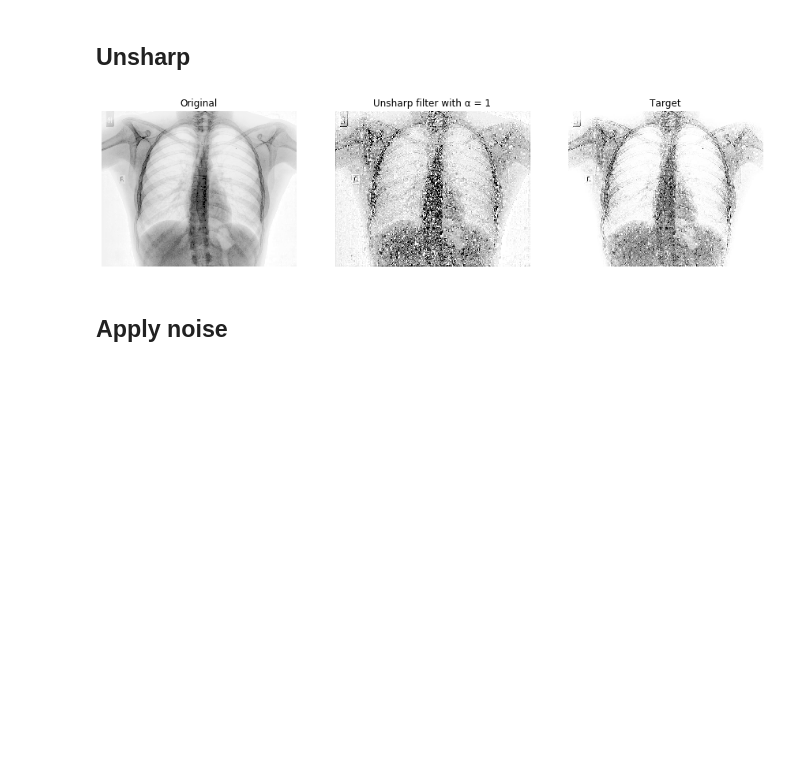
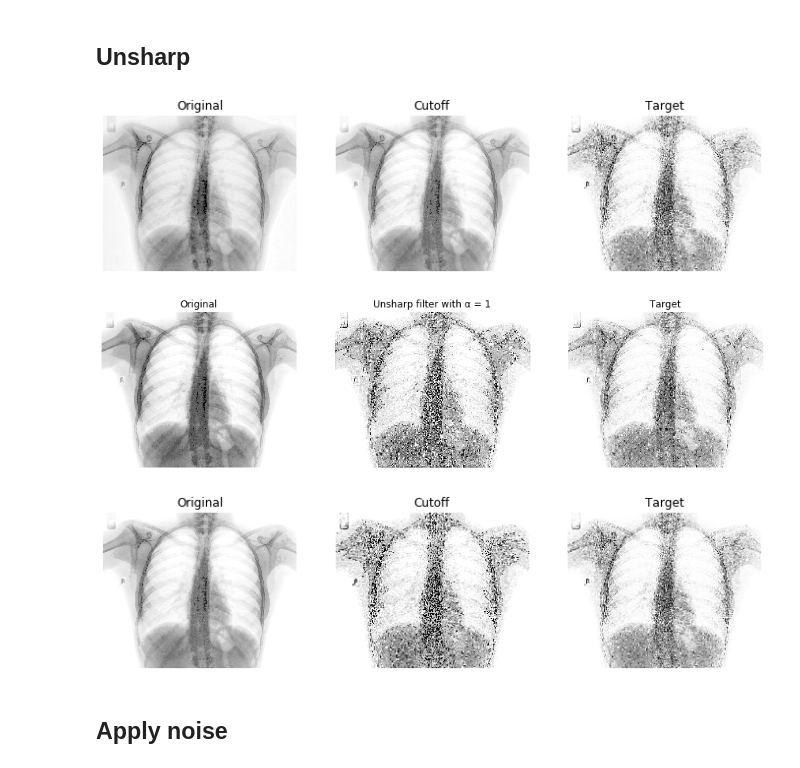
Before and after one commit to NikolasGialitsis/Xray_Manipulation, a Jupyter notebook: Xray_image_conversion.ipynb, the cells around one changed output. Saved outputs shown, nothing was run; the diff lists cells and outputs as text; code cells hidden in the pictures; blank space fills up the shorter version.

```diff
--- a/Xray_image_conversion.ipynb
+++ b/Xray_image_conversion.ipynb
@@ -46,7 +53,7 @@ im1=equ
 # %% [markdown]
 ## Brightness
 # %%
-
+import numpy as np
 def adjust_gamma(image, gamma=1.0):
     # build a lookup table mapping the pixel values [0, 255] to
     # their adjusted gamma values
@@ -60,7 +67,7 @@ def adjust_gamma(image, gamma=1.0):
 fig, axes = plt.subplots(1, 3, figsize=(13,3))
 plt.subplot(131), plt.imshow(im1,cmap="gray"), plt.axis('off'), plt.title('Original')
 
-gamma = 3.5
+gamma = 4.0
 adjusted = adjust_gamma(im1, gamma=gamma)
 plt.subplot(132), plt.imshow(adjusted,cmap="gray"), plt.axis('off'), plt.title('Gamma = 3.5')
 
@@ -73,31 +80,95 @@ im1=adjusted
 # %% [markdown]
 ## Unsharp
 # %%
+temp = im1.copy()
+nrows,ncols = temp.shape
+
+low = 200
+high = 100
+for row in range(nrows):
+  for col in range(ncols):
+    if temp[row,col] > low:
+      if temp[row,col] + 15 > 255:
+        temp[row,col] = 255
+      else:
+        temp[row,col] = temp[row,col] + 15
+
+    elif temp[row,col] < high:
+      temp[row,col] = temp[row,col] + 40
+
+
+# dst = cv2.filter2D(img,-1,kernel)
+fig, axes = plt.subplots(1, 2, figsize=(12,5))
+plt.subplot(131), plt.imshow(im1, cmap='gray',vmin=0, vmax=255), plt.title('Original'),
+plt.axis('off')
+plt.subplot(132), plt.imshow(temp, cmap='gray',vmin=0, vmax=255), plt.title('Cutoff'),
+plt.axis('off')
+plt.subplot(133), plt.imshow(im2, cmap='gray',vmin=0, vmax=255), plt.title('Target'),
+plt.axis('off')
+plt.show()
+
+im1 = temp
+
 def unsharp(alpha=0.2):
     A1 = np.array([[-1,1,-1],[1,1,1],[-1,1,-1]])
     A2 = np.array([[0,-1,0],[-1,5,-1],[0,-1,0]])
     return (alpha*A1+A2)/(alpha+1)
 
 
 fig, axes = plt.subplots(1, 3, figsize=(15,7))
 plt.subplot(131), plt.imshow(im1, cmap='gray'), plt.title('Original'),
 plt.axis('off')
 
 
-kernel = unsharp(0.5)
+kernel = unsharp(0.2)
 dst1 = cv2.filter2D(im1, -1, kernel, borderType=cv2.BORDER_CONSTANT)
 
+kernel = unsharp(0.2)
 dst1 = cv2.filter2D(dst1, -1, kernel, borderType=cv2.BORDER_CONSTANT)
-plt.subplot(132), plt.imshow(dst1, cmap='gray'), plt.title('Unsharp filter with α = 1'),
+
+#dst1 = cv2.filter2D(dst1, -1, kernel, borderType=cv2.BORDER_CONSTANT)
+plt.subplot(132), plt.imshow(dst1, cmap='gray',vmin=0, vmax=255), plt.title('Unsharp filter with α = 1'),
 plt.axis('off')
 
-plt.subplot(133), plt.imshow(im2, cmap='gray'), plt.title('Target'),
+plt.subplot(133), plt.imshow(im2, cmap='gray',vmin=0, vmax=255), plt.title('Target'),
 plt.axis('off')
 plt.show()
 
-im1=dst1
+
+
+temp = dst1.copy()
+nrows,ncols = temp.shape
+
+
+for row in range(nrows):
+  for col in range(ncols):
+    if (col > (47*ncols/100)) and (col < (55*ncols/100)):
+      if (row > (20*nrows/100)):
+        if temp[row,col] == 255:
+            temp[row,col] = 200
+
+for row in range(nrows):
+  for col in range(ncols):
+    if (col > (40*ncols/100)) and (col < (60*ncols/100)):
+      if (row > (70*nrows/100)):
+        if temp[row,col] == 255:
+            temp[row,col] = 200
+
+
+
+# dst = cv2.filter2D(img,-1,kernel)
+fig, axes = plt.subplots(1, 2, figsize=(12,5))
+plt.subplot(131), plt.imshow(im1, cmap='gray',vmin=0, vmax=255), plt.title('Original'),
+plt.axis('off')
+plt.subplot(132), plt.imshow(temp, cmap='gray',vmin=0, vmax=255), plt.title('Cutoff'),
+plt.axis('off')
+plt.subplot(133), plt.imshow(im2, cmap='gray',vmin=0, vmax=255), plt.title('Target'),
+plt.axis('off')
+plt.show()
 # %% [output]
-[figure, old version]
+[figure, new version]
+[figure, added]
+[figure, added]
 # %% [markdown]
 ## Apply noise
 # %%
```
Also changed, not shown: parts of 7 cells of this notebook.
